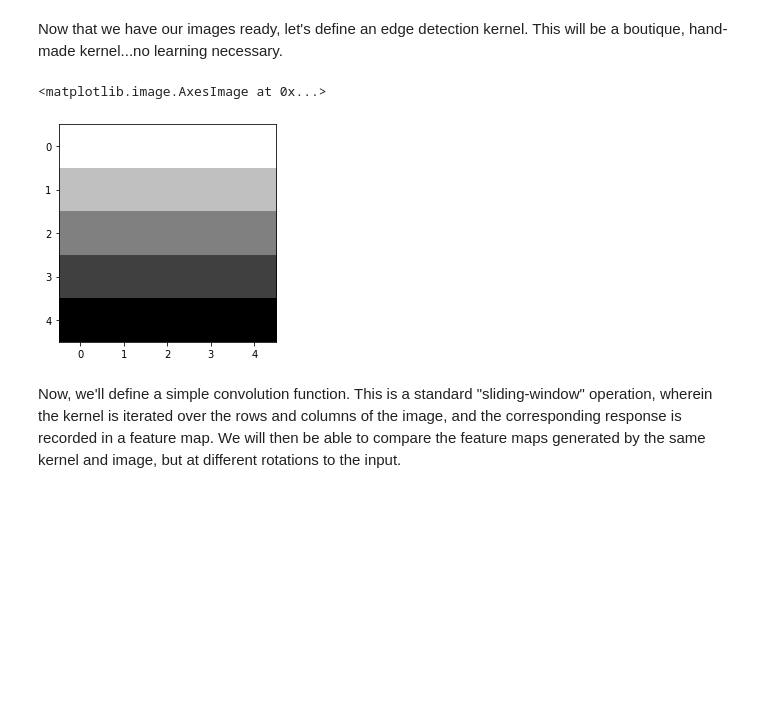
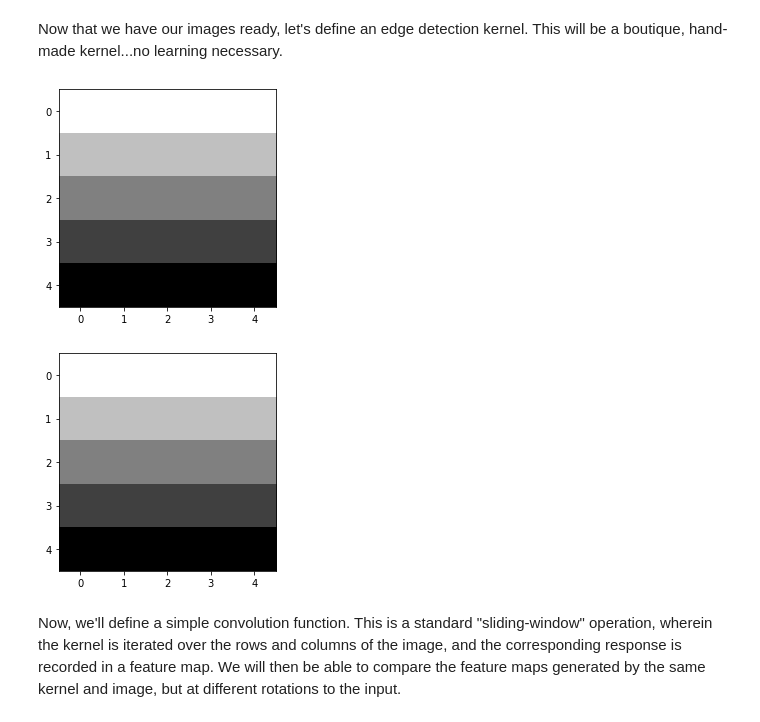
Before and after one commit to UMT-CSCI-591-Deep-Learning-2022/HNET_exercises, a Jupyter notebook: HNET.ipynb, the cells around one changed output. Saved outputs shown, nothing was run; the diff lists cells and outputs as text; code cells hidden in the pictures; blank space fills up the shorter version.

```diff
--- a/HNET.ipynb
+++ b/HNET.ipynb
@@ -26,18 +46,21 @@ plt.show()
 # %% [markdown]
 Now that we have our images ready, let's define an edge detection kernel. This will be a boutique, hand-made kernel...no learning necessary.
 # %%
+fig, ax = plt.subplots()
+
 edge_kernel = np.array([
   [1, 1, 1, 1, 1],
   [0.5, 0.5, 0.5, 0.5, 0.5],
   [0, 0, 0, 0, 0],
   [-0.5, -0.5, -0.5, -0.5, -0.5],
   [-1, -1, -1, -1, -1],
 ])
 
-plt.imshow(edge_kernel, cmap='gray')
+ax.imshow(edge_kernel, cmap='gray');
+plt.show();
 # %% [output]
-<matplotlib.image.AxesImage at 0x...>
 [figure]
+[figure, added]
 # %% [markdown]
 Now, we'll define a simple convolution function. This is a standard "sliding-window" operation, wherein the kernel is iterated over the rows and columns of the image, and the corresponding response is recorded in a feature map. We will then be able to compare the feature maps generated by the same kernel and image, but at different rotations to the input.
 # %%
```
Also changed, not shown: parts of 9 cells of this notebook.
